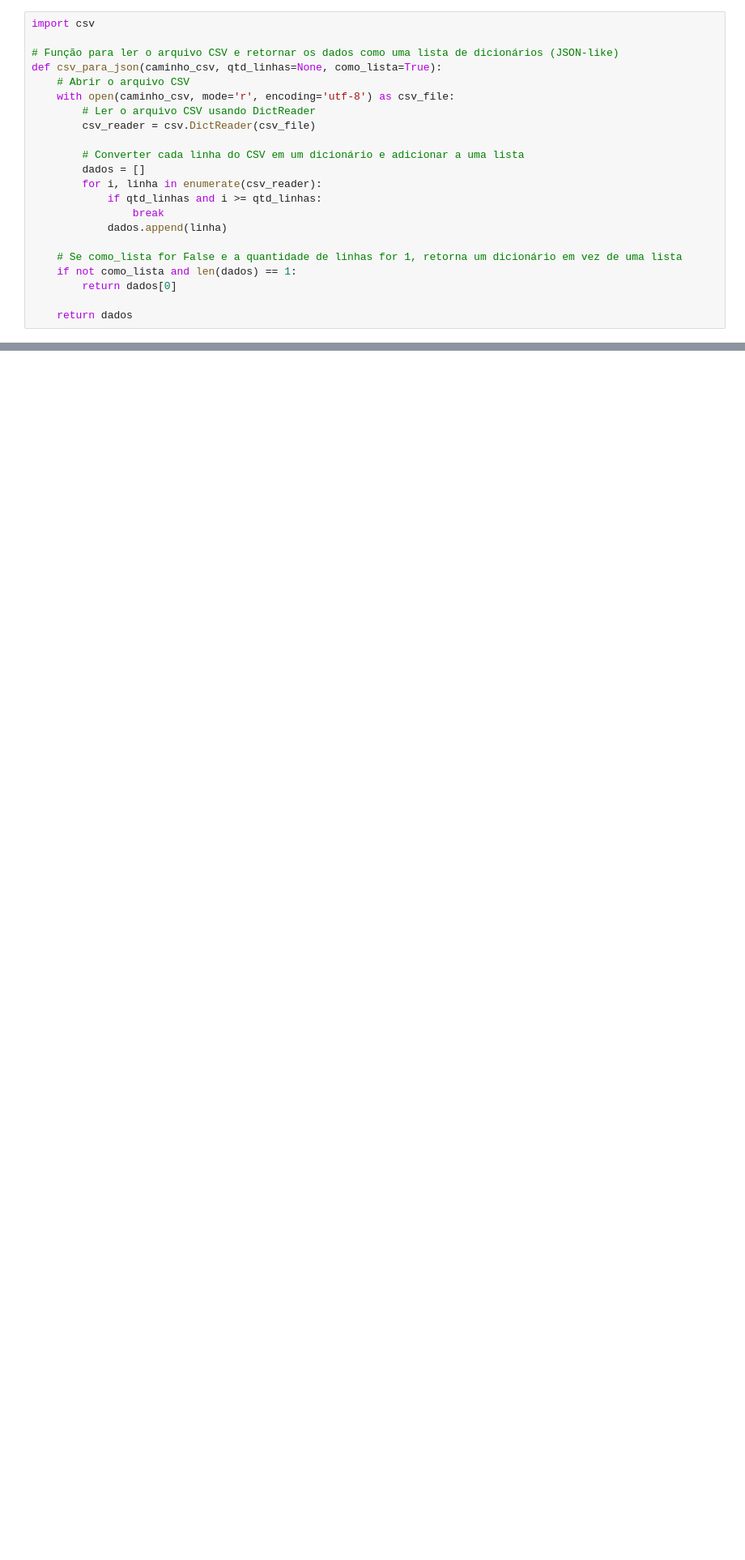
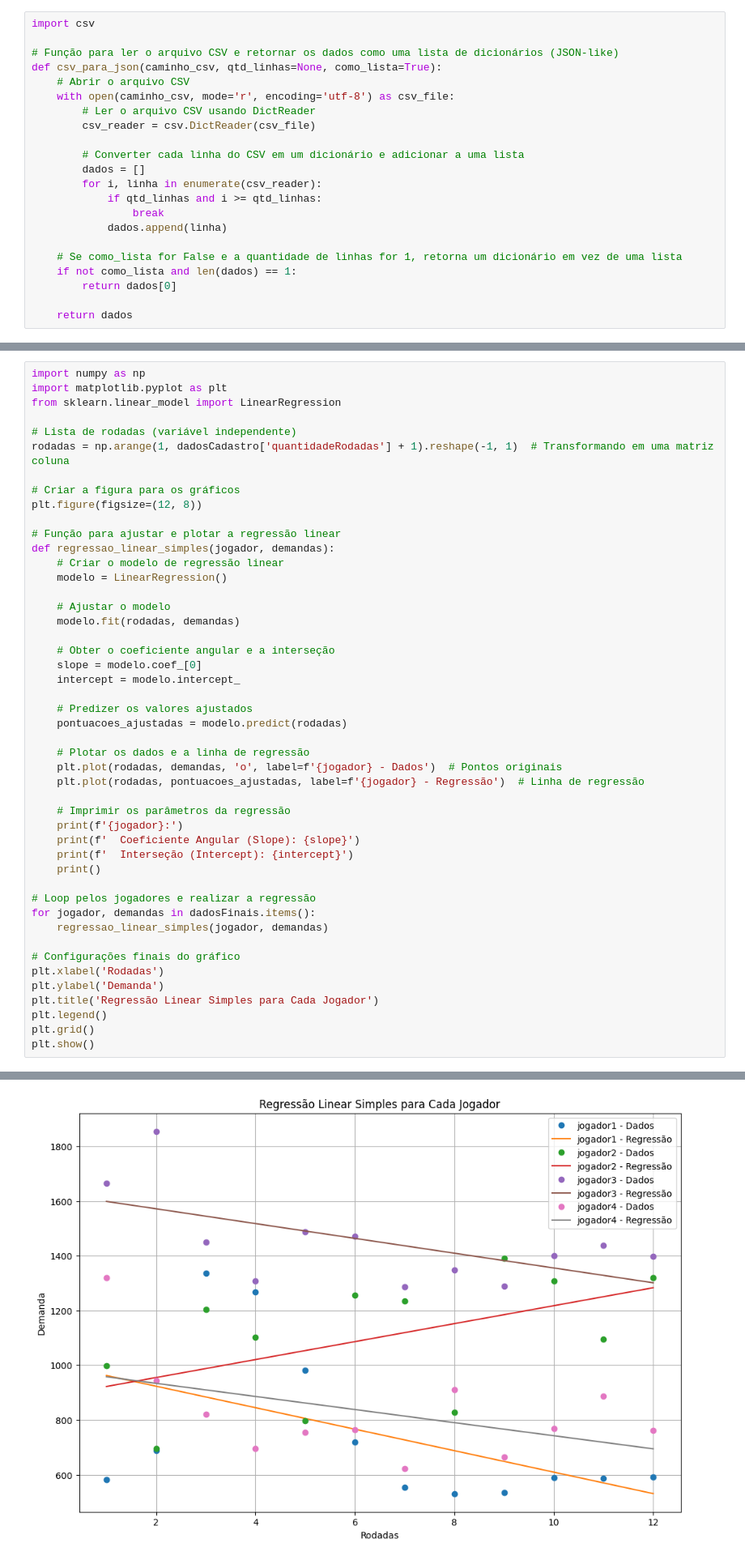
Before and after one commit to FabioJDelgado/api-geracao-demanda, a Jupyter notebook: consumo-api/TestesAPIGerecaoDemanda.ipynb, the cells around one changed output, grey strips where cells are left out. Shown at 81% size. Cells and saved outputs as stored; diff of their text form; blank space fills up the shorter version.

Commit message:
finalizacao modelo de testes

```diff
--- a/consumo-api/TestesAPIGerecaoDemanda.ipynb
+++ b/consumo-api/TestesAPIGerecaoDemanda.ipynb
@@ -107,0 +277,48 @@ else:
+# %%
+import numpy as np
+import matplotlib.pyplot as plt
+from sklearn.linear_model import LinearRegression
+
+# Lista de rodadas (variável independente)
+rodadas = np.arange(1, dadosCadastro['quantidadeRodadas'] + 1).reshape(-1, 1)  # Transformando em uma matriz coluna
+
+# Criar a figura para os gráficos
+plt.figure(figsize=(12, 8))
+
+# Função para ajustar e plotar a regressão linear
+def regressao_linear_simples(jogador, demandas):
+    # Criar o modelo de regressão linear
+    modelo = LinearRegression()
+
+    # Ajustar o modelo
+    modelo.fit(rodadas, demandas)
+
+    # Obter o coeficiente angular e a interseção
+    slope = modelo.coef_[0]
+    intercept = modelo.intercept_
+
+    # Predizer os valores ajustados
+    pontuacoes_ajustadas = modelo.predict(rodadas)
+
+    # Plotar os dados e a linha de regressão
+    plt.plot(rodadas, demandas, 'o', label=f'{jogador} - Dados')  # Pontos originais
+    plt.plot(rodadas, pontuacoes_ajustadas, label=f'{jogador} - Regressão')  # Linha de regressão
+
+    # Imprimir os parâmetros da regressão
+    print(f'{jogador}:')
+    print(f'  Coeficiente Angular (Slope): {slope}')
+    print(f'  Interseção (Intercept): {intercept}')
+    print()
+
+# Loop pelos jogadores e realizar a regressão
+for jogador, demandas in dadosFinais.items():
+    regressao_linear_simples(jogador, demandas)
+
+# Configurações finais do gráfico
+plt.xlabel('Rodadas')
+plt.ylabel('Demanda')
+plt.title('Regressão Linear Simples para Cada Jogador')
+plt.legend()
+plt.grid()
+plt.show()
+# %% [output]
@@ -107,0 +340 @@ else:
+[figure, added]
```
Also changed, not shown: parts of 12 cells of this notebook, 2 other files.
